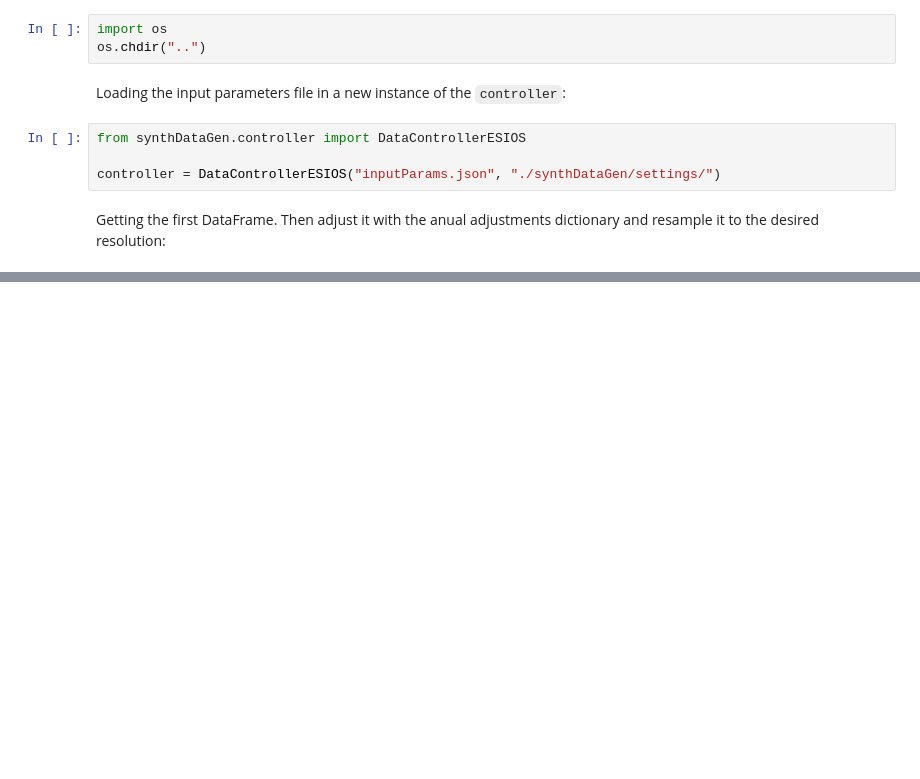
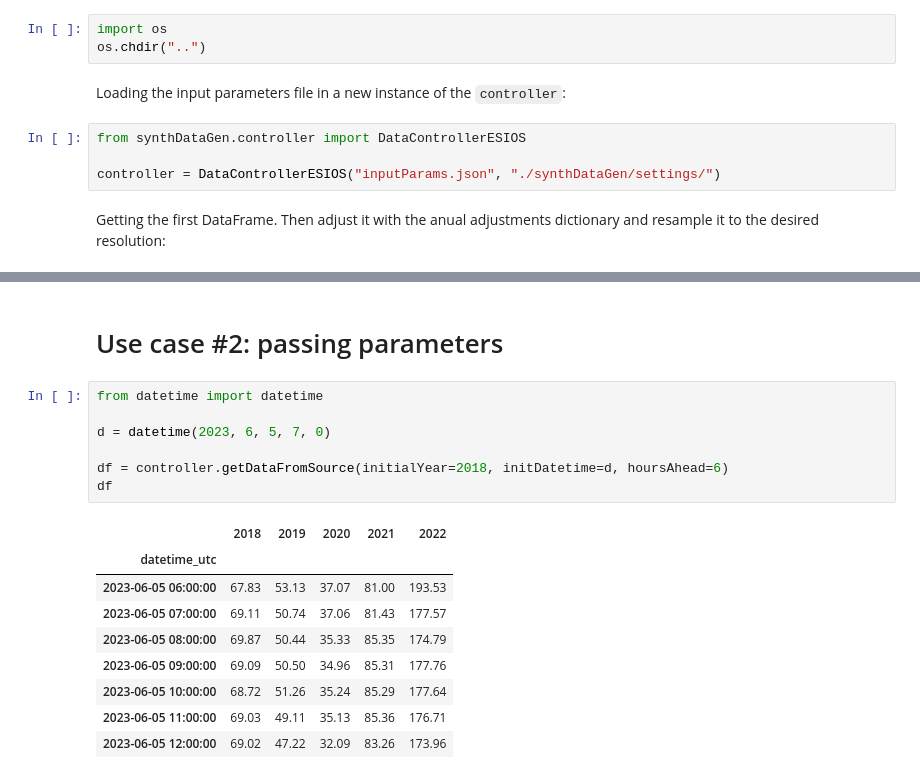
Before and after one commit to bsc-quantic/synthDataGen, a Jupyter notebook: notebooks/fullExample.ipynb, the cells around one changed output, grey strips where cells are left out. Saved outputs shown, nothing was run; the diff lists cells and outputs as text; blank space fills up the shorter version.

```diff
--- a/notebooks/fullExample.ipynb
+++ b/notebooks/fullExample.ipynb
@@ -74,0 +74,19 @@ order: 2
+# %% [markdown]
+# Use case #2: passing parameters
+# %%
+from datetime import datetime
+
+d = datetime(2023, 6, 5, 7, 0)
+
+df = controller.getDataFromSource(initialYear=2018, initDatetime=d, hoursAhead=6)
+df
+# %% [output]
+|  | 2018 | 2019 | 2020 | 2021 | 2022 |
+| datetime_utc |  |  |  |  |  |
+| 2023-06-05 06:00:00 | 67.83 | 53.13 | 37.07 | 81.00 | 193.53 |
+| 2023-06-05 07:00:00 | 69.11 | 50.74 | 37.06 | 81.43 | 177.57 |
+| 2023-06-05 08:00:00 | 69.87 | 50.44 | 35.33 | 85.35 | 174.79 |
+| 2023-06-05 09:00:00 | 69.09 | 50.50 | 34.96 | 85.31 | 177.76 |
+| 2023-06-05 10:00:00 | 68.72 | 51.26 | 35.24 | 85.29 | 177.64 |
+| 2023-06-05 11:00:00 | 69.03 | 49.11 | 35.13 | 85.36 | 176.71 |
+| 2023-06-05 12:00:00 | 69.02 | 47.22 | 32.09 | 83.26 | 173.96 |
```
Also changed, not shown: parts of 6 cells of this notebook, 1 other file.
